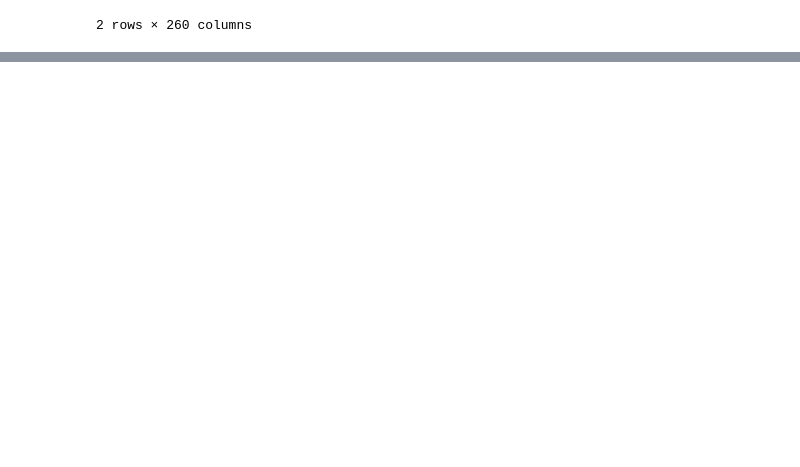
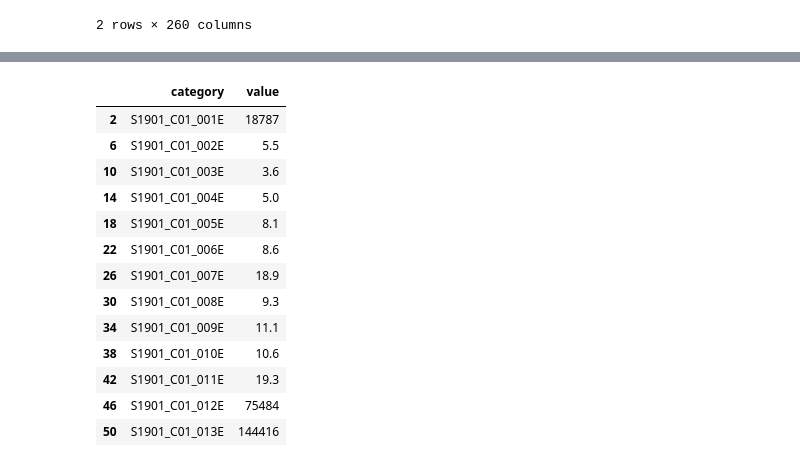
Before and after one commit to Adam-Krull/know-thy-neighbor, a Jupyter notebook: census-api-calls.ipynb, the cells around one changed output, grey strips where cells are left out. Cells and saved outputs as stored; diff of their text form; code cells hidden in the pictures; blank space fills up the shorter version.

```diff
--- a/census-api-calls.ipynb
+++ b/census-api-calls.ipynb
@@ -79,0 +124,3 @@ url_s1901 = 'https://api.census.gov/data/2019/acs/acs1/subject?get=NAME,group(S1
+# %%
+df_5y = pd.DataFrame(content_5y)
+df_5y.T
@@ -79,0 +141,4 @@ url_s1901 = 'https://api.census.gov/data/2019/acs/acs1/subject?get=NAME,group(S1
+# %%
+df_5y = df_5y.T
+df_5y.rename({0:'category', 1:'value'}, inplace=True)
+df_5y.columns
@@ -79,0 +147,3 @@ url_s1901 = 'https://api.census.gov/data/2019/acs/acs1/subject?get=NAME,group(S1
+# %%
+df_5y_est = df_5y[df_5y['category'].str.endswith('E')]
+df_5y_est
@@ -79,0 +164,3 @@ url_s1901 = 'https://api.census.gov/data/2019/acs/acs1/subject?get=NAME,group(S1
+# %%
+df_5y_house = df_5y_est[df_5y_est['category'].str.contains('C01')].copy()
+df_5y_house
@@ -79,0 +185,18 @@ url_s1901 = 'https://api.census.gov/data/2019/acs/acs1/subject?get=NAME,group(S1
+# %%
+df_5y_house = df_5y_house.iloc[:-3]
+df_5y_house
+# %% [output]
+|  | category | value |
+| 2 | S1901_C01_001E | 18787 |
+| 6 | S1901_C01_002E | 5.5 |
+| 10 | S1901_C01_003E | 3.6 |
+| 14 | S1901_C01_004E | 5.0 |
+| 18 | S1901_C01_005E | 8.1 |
+| 22 | S1901_C01_006E | 8.6 |
+| 26 | S1901_C01_007E | 18.9 |
+| 30 | S1901_C01_008E | 9.3 |
+| 34 | S1901_C01_009E | 11.1 |
+| 38 | S1901_C01_010E | 10.6 |
+| 42 | S1901_C01_011E | 19.3 |
+| 46 | S1901_C01_012E | 75484 |
+| 50 | S1901_C01_013E | 144416 |
```
Also changed, not shown: parts of 47 cells of this notebook.
